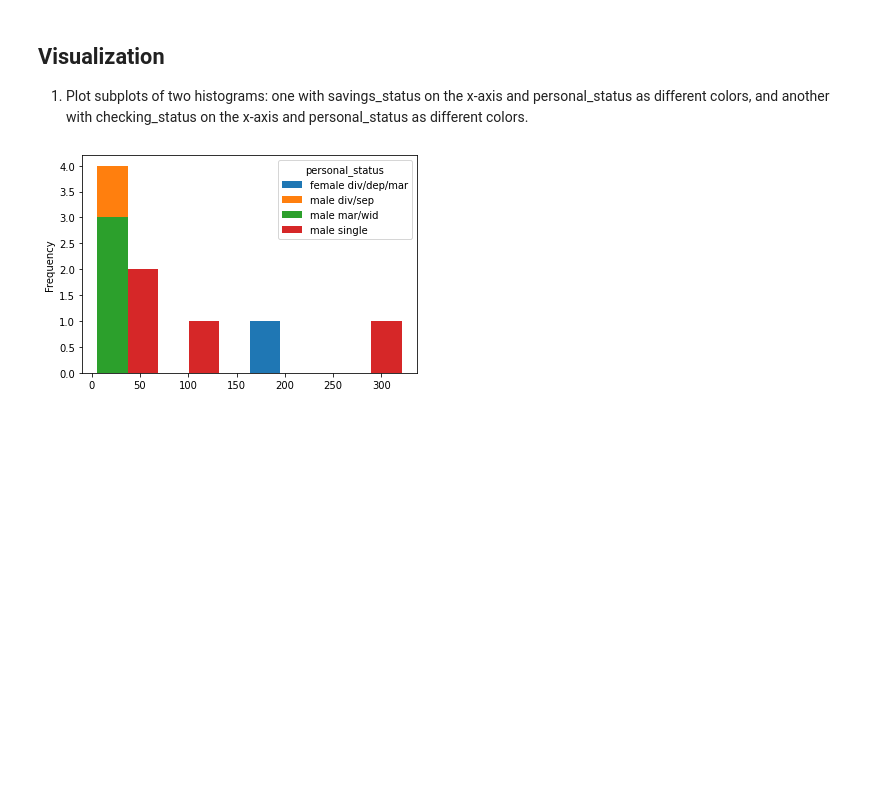
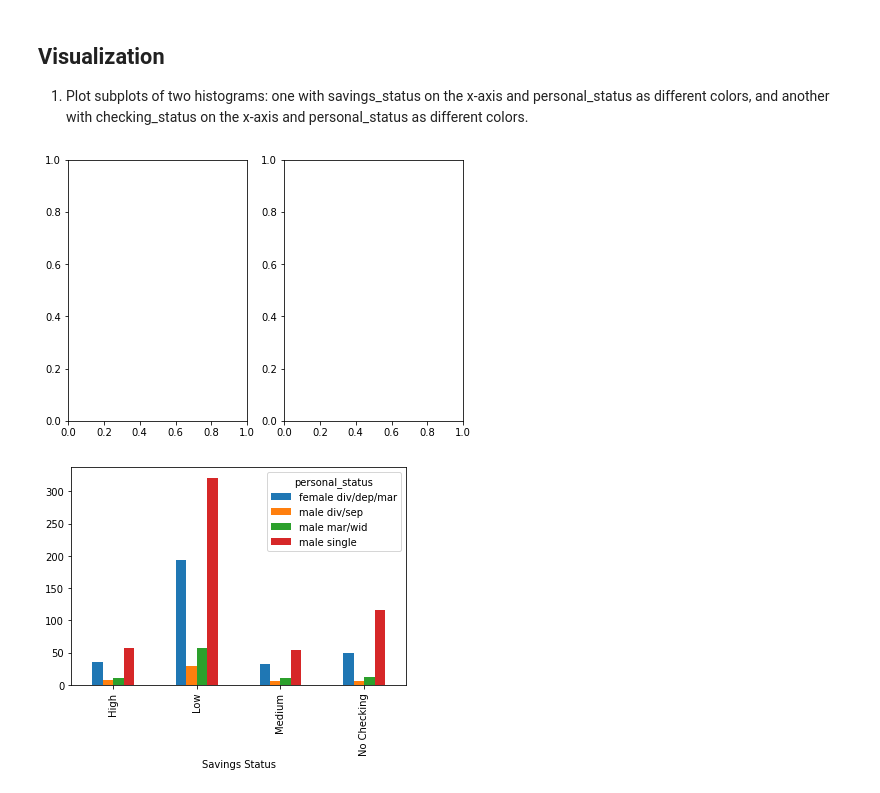
Before and after one commit to benwang2/obsidian-f22, a Jupyter notebook: Rutgers/2022 Fall/210/Assignments/Homework 3/src/german_credit.ipynb, the cells around one changed output. Cells and saved outputs as stored; diff of their text form; code cells hidden in the pictures; blank space fills up the shorter version.

```diff
--- a/Rutgers/2022 Fall/210/Assignments/Homework 3/src/german_credit.ipynb
+++ b/Rutgers/2022 Fall/210/Assignments/Homework 3/src/german_credit.ipynb
@@ -233,16 +233,11 @@ Most common savings status: Low
 # %%
 from matplotlib import pyplot as plt
 
-# fig, axs = plt.subplots(1,  2, constrained_layout=True)
-
-# ax = axs.flat[0]
-# ax.set_title("Savings Status vs Personal Status")
-# display()
-savings_cross_personal = pd.crosstab(gcred['savings_status'], gcred['personal_status'])
-pd.DataFrame(savings_cross_personal).plot.hist()
-# savings_cross_personal[['No Checking','Low','Medium','High']].plot.hist()
-
-
-plt.show()
+fig, axs = plt.subplots(1,  2, constrained_layout=True)
+ax = axs.flat[0]
+ax = pd.crosstab(gcred['savings_status'], gcred['personal_status']).plot.bar()
+# my_hist = pd.DataFrame(savings_cross_personal)
+ax.set_xlabel("Savings Status")
 # %% [output]
-[figure, old version]
+[figure, new version]
+[figure, added]
```
